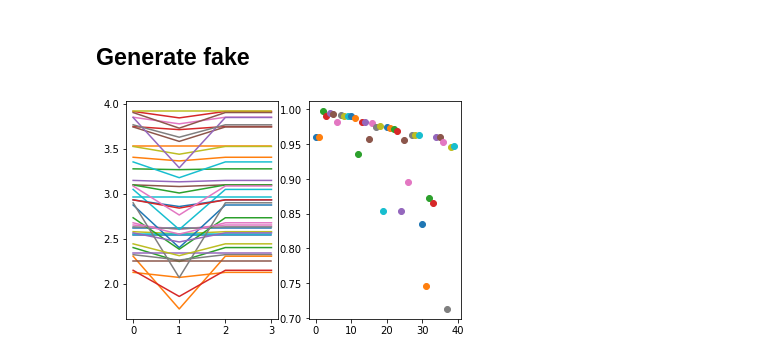
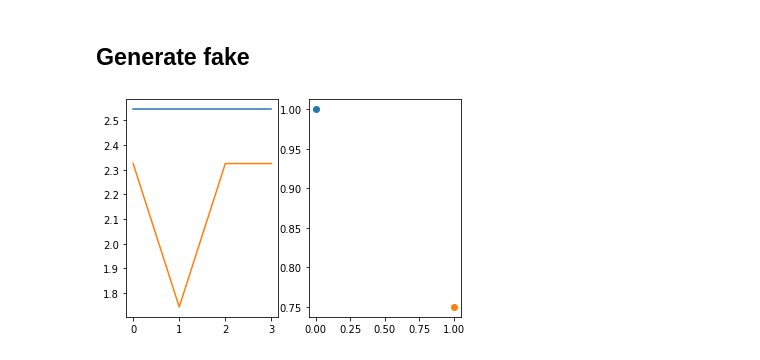
Before and after one commit to anderssegerlund/Machine-Learning, a Jupyter notebook: Car-volt mock data/Generate fake car volt data.ipynb, the cells around one changed output. Drawn from its saved outputs; the diff is of its cells as text; code cells hidden in the pictures.

```diff
--- a/Car-volt mock data/Generate fake car volt data.ipynb
+++ b/Car-volt mock data/Generate fake car volt data.ipynb
@@ -22,34 +25,34 @@ def normalize(x):
     x = (x-x_min)/(x_max -x_min)
     return x
 # %%
-time_steps = 40
+time_steps = 2
 n_cells = 4 # Amount of cells in pack
 x = np.zeros([time_steps,n_cells])
 
 
 fig, ax = plt.subplots(1,2)
 
 failed_cell = 1 # Which cell is the failing cell
 is_fail = True# Does the pack include a failed cell
 volt_stochastic = 0.9
 for i in range(time_steps):
     sigma = 0.0 # How much is the fluctuation
     median = random.uniform(2, 4)
     volt = np.random.normal(loc=median, scale=sigma, size=n_cells)
     if is_fail:
         r = random.random()
         if r < volt_stochastic:
-            stochstic_amplifier = random.randint(100,1000)
+            stochstic_amplifier = random.randint(1,10)
 
             y = (1-i/stochstic_amplifier)
             #print(y)
             volt[failed_cell]*=y
     ax[1].scatter(i,y)
     x[i,:] = volt
 
     ax[0].plot(volt, label=i)
 #plt.ylim(0,16)
 #plt.legend()
 # %% [output]
-[figure, old version]
+[figure, new version]
 # %%
```
Also changed, not shown: parts of 23 cells of this notebook.
